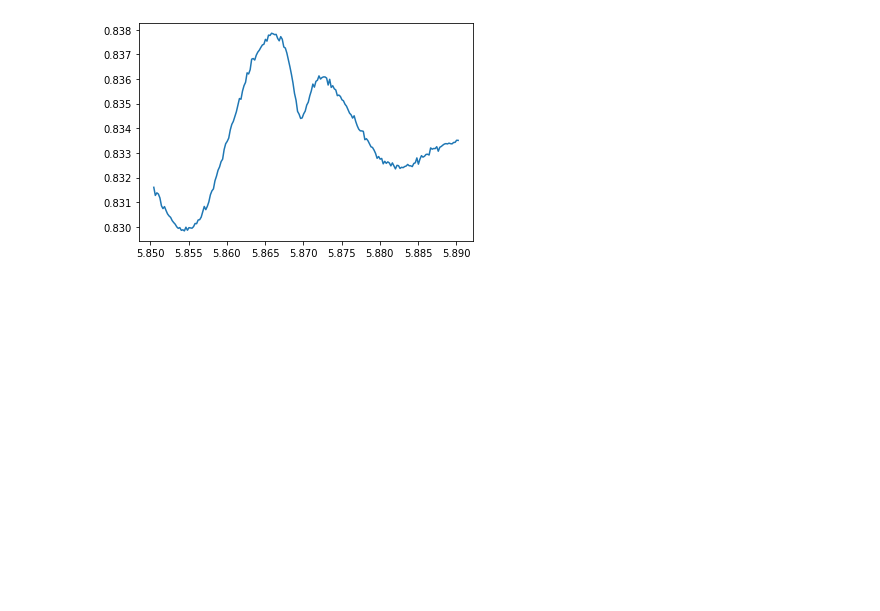
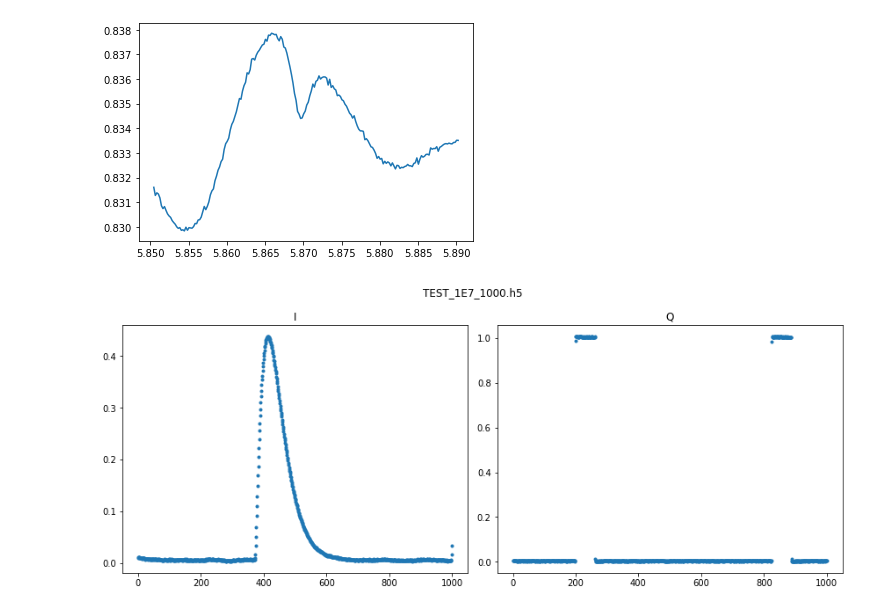
Before and after one commit to biqute/QTLab2122, a Jupyter notebook: SingleIRsource/programs/analysis.ipynb, the cells around one changed output. Cells and saved outputs as stored; diff of their text form; code cells hidden in the pictures; blank space fills up the shorter version.

Commit message:
daq test

```diff
--- a/SingleIRsource/programs/analysis.ipynb
+++ b/SingleIRsource/programs/analysis.ipynb
@@ -61,3 +61,7 @@ plt.plot(x, np.arctan((np.array(Q_mean)-1)/(np.array(I_mean)-1)))
 # %% [output]
 [<matplotlib.lines.Line2D at 0x...>]
 [figure]
+# %%
+plot_hdf5('TEST_1E7_1000.h5', i=9)
+# %% [output]
+[figure, added]
```
Also changed, not shown: parts of 6 cells of this notebook, 5 other files.
